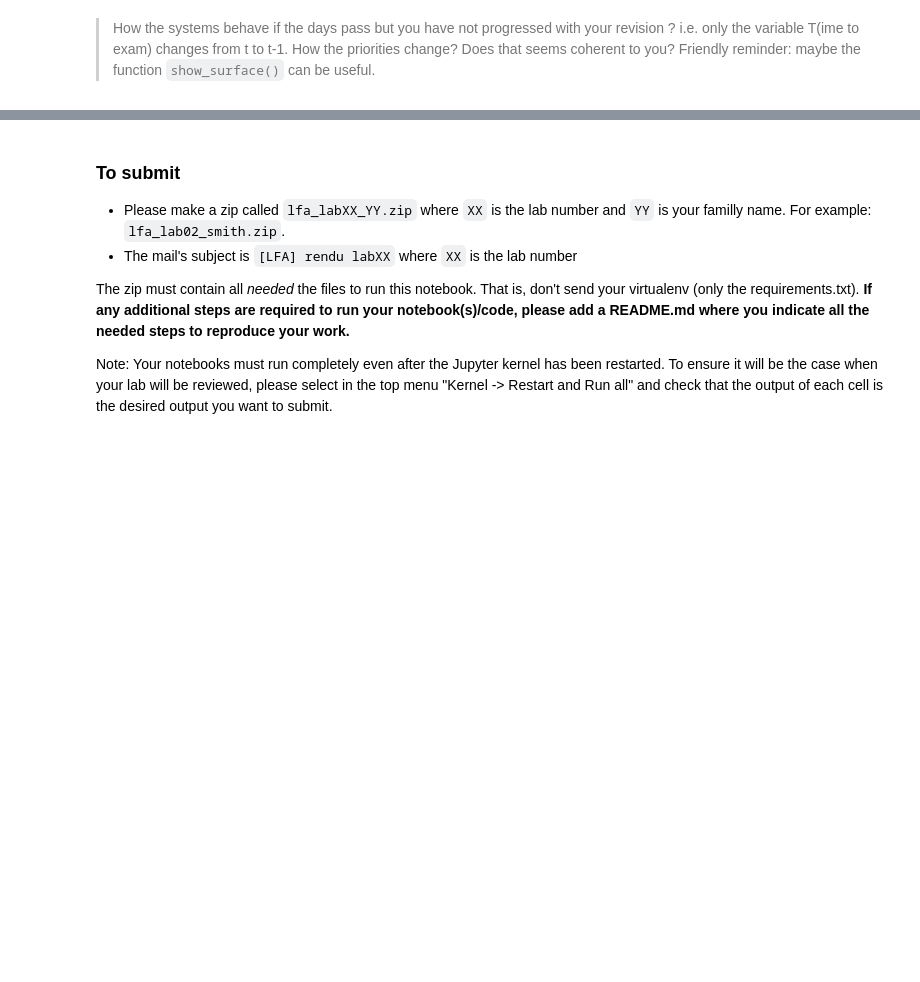
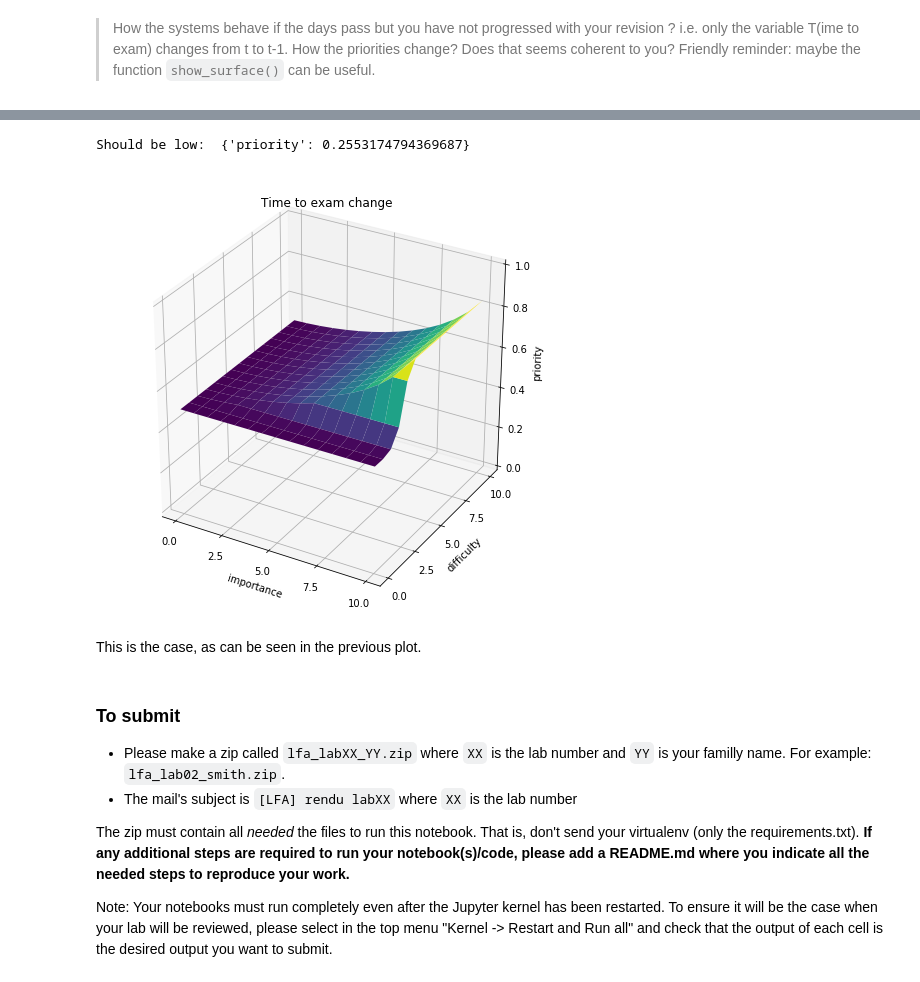
Before and after one commit to Nortalle/LFA_labo_021, a Jupyter notebook: LFA labo 040/000_exam_problem.ipynb, the cells around one changed output, grey strips where cells are left out. Cells and saved outputs as stored; diff of their text form; code cells hidden in the pictures; blank space fills up the shorter version.

```diff
--- a/LFA labo 040/000_exam_problem.ipynb
+++ b/LFA labo 040/000_exam_problem.ipynb
@@ -398,3 +405,21 @@ Priority t=14:  {'priority': 0.5000000000000001}
+# %%
+test6 = {'difficulty': 1,
+                'importance': 1,
+                'remaining work': 50,
+                'time to exam': 15}
+
+print('Should be low: ', fis.predict(test6))
+
+fig, ax = plt.subplots(figsize=(8,8), subplot_kw=dict(projection='3d'))
+o_labels = {'remaining work': 0, 'time to exam': 0}
+show_surface(fis, ax=ax, title="Time to exam change", x_label="importance", y_label="difficulty",
+             other_labels=o_labels, z_label="priority",
+             n_pts=15, x_range=(0,10), y_range=(0,10), z_range=(0,1))
+# %% [output]
+Should be low:  {'priority': 0.2553174794369687}
+[figure, added]
+# %% [markdown]
+This is the case, as can be seen in the previous plot.
 # %% [markdown]
 ### To submit
 
```
Also changed, not shown: parts of 6 cells of this notebook.
